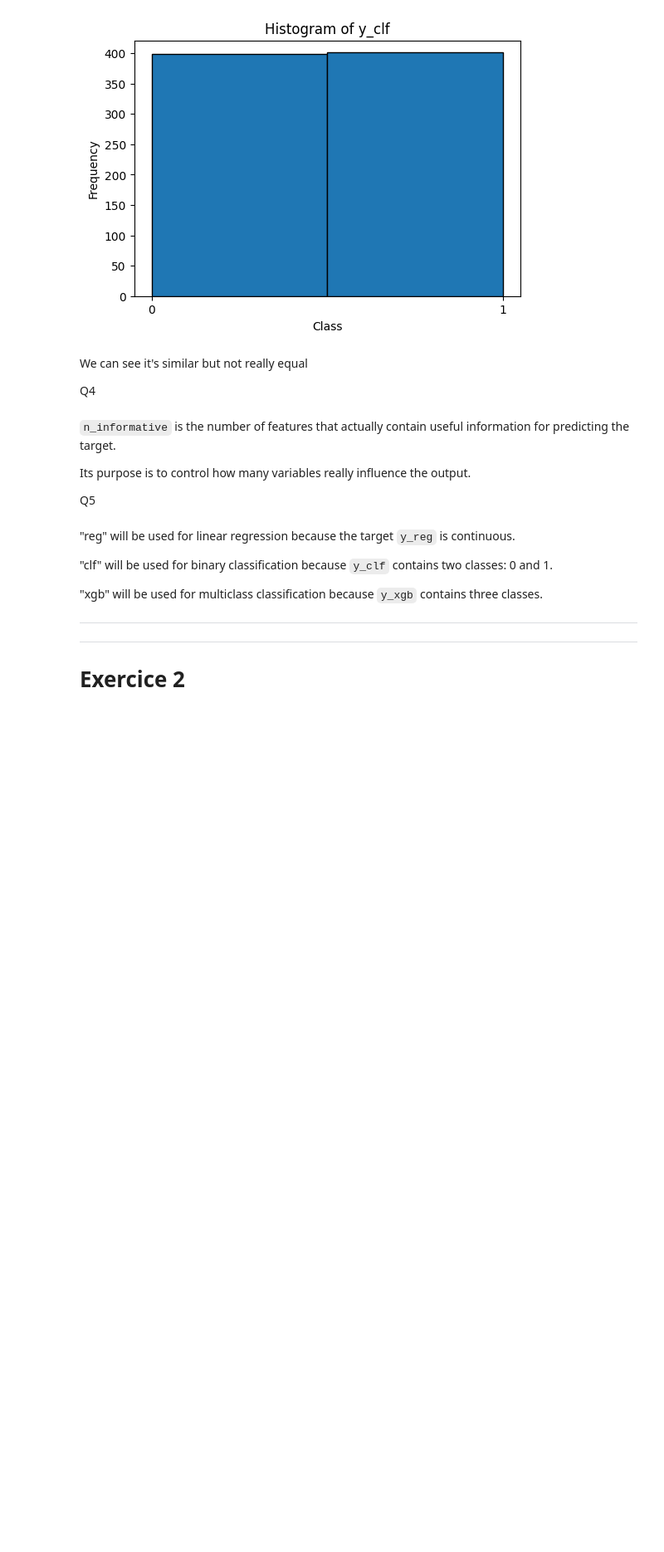
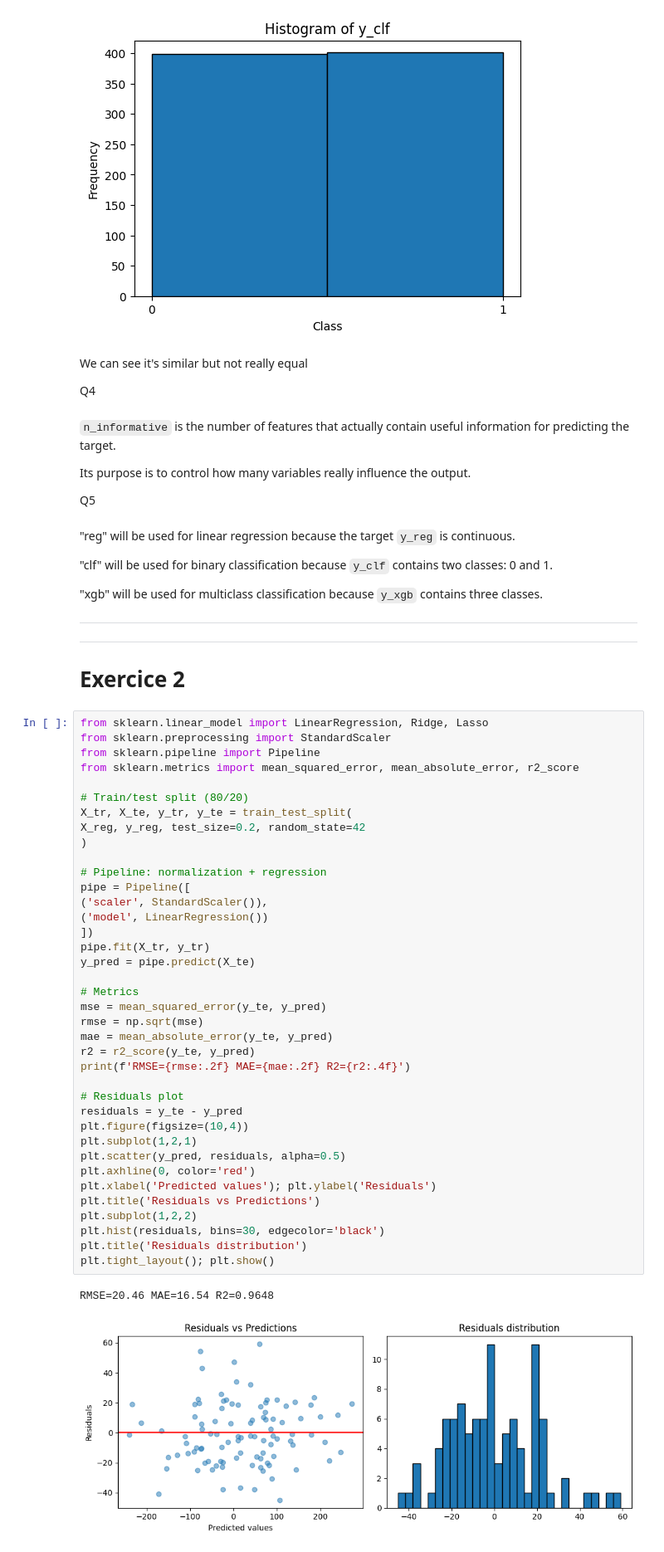
Before and after one commit to coriom/Introduction_K-means, a Jupyter notebook: TP_2.ipynb, the cells around one changed output. Shown at 83% size. Drawn from its saved outputs; the diff is of its cells as text; blank space fills up the shorter version.

```diff
--- a/TP_2.ipynb
+++ b/TP_2.ipynb
@@ -126,3 +126,44 @@ Q5
 
 
 # Exercice 2
+# %%
+from sklearn.linear_model import LinearRegression, Ridge, Lasso
+from sklearn.preprocessing import StandardScaler
+from sklearn.pipeline import Pipeline
+from sklearn.metrics import mean_squared_error, mean_absolute_error, r2_score
+
+# Train/test split (80/20)
+X_tr, X_te, y_tr, y_te = train_test_split(
+X_reg, y_reg, test_size=0.2, random_state=42
+)
+
+# Pipeline: normalization + regression
+pipe = Pipeline([
+('scaler', StandardScaler()),
+('model', LinearRegression())
+])
+pipe.fit(X_tr, y_tr)
+y_pred = pipe.predict(X_te)
+
+# Metrics
+mse = mean_squared_error(y_te, y_pred)
+rmse = np.sqrt(mse)
+mae = mean_absolute_error(y_te, y_pred)
+r2 = r2_score(y_te, y_pred)
+print(f'RMSE={rmse:.2f} MAE={mae:.2f} R2={r2:.4f}')
+
+# Residuals plot
+residuals = y_te - y_pred
+plt.figure(figsize=(10,4))
+plt.subplot(1,2,1)
+plt.scatter(y_pred, residuals, alpha=0.5)
+plt.axhline(0, color='red')
+plt.xlabel('Predicted values'); plt.ylabel('Residuals')
+plt.title('Residuals vs Predictions')
+plt.subplot(1,2,2)
+plt.hist(residuals, bins=30, edgecolor='black')
+plt.title('Residuals distribution')
+plt.tight_layout(); plt.show()
+# %% [output]
+RMSE=20.46 MAE=16.54 R2=0.9648
+[figure, added]
```
Also changed, not shown: parts of 2 cells of this notebook.
